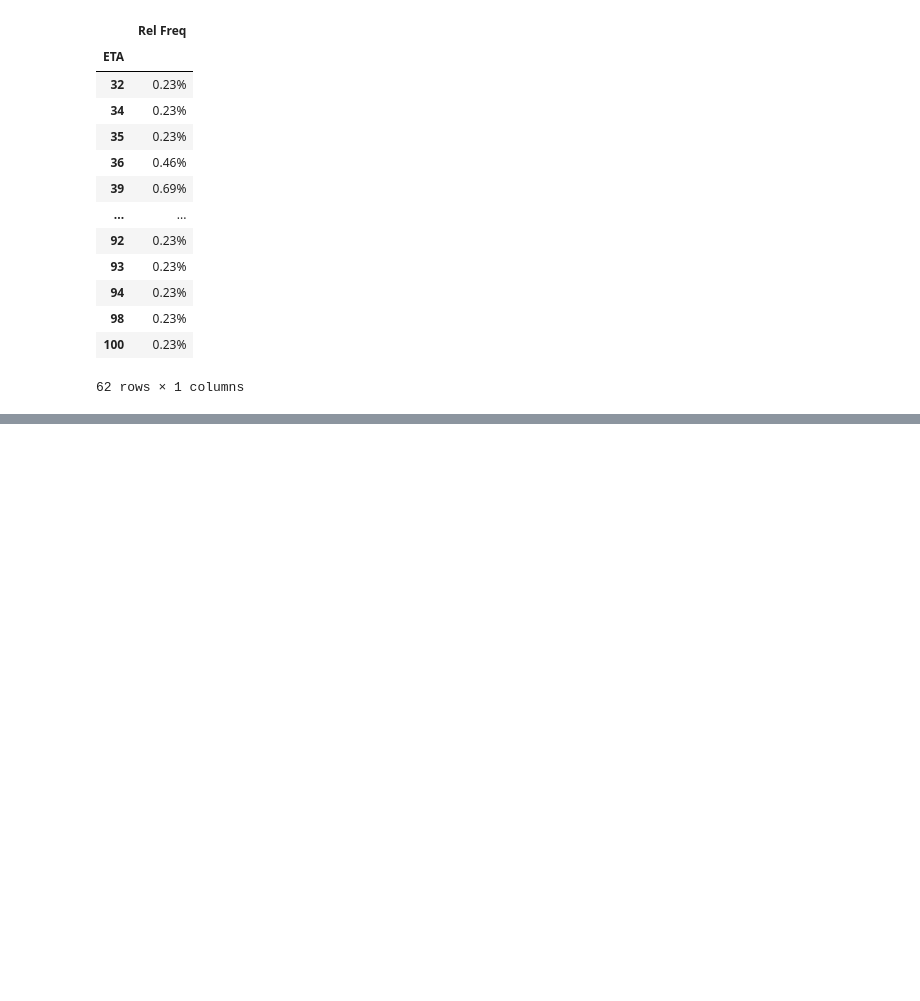
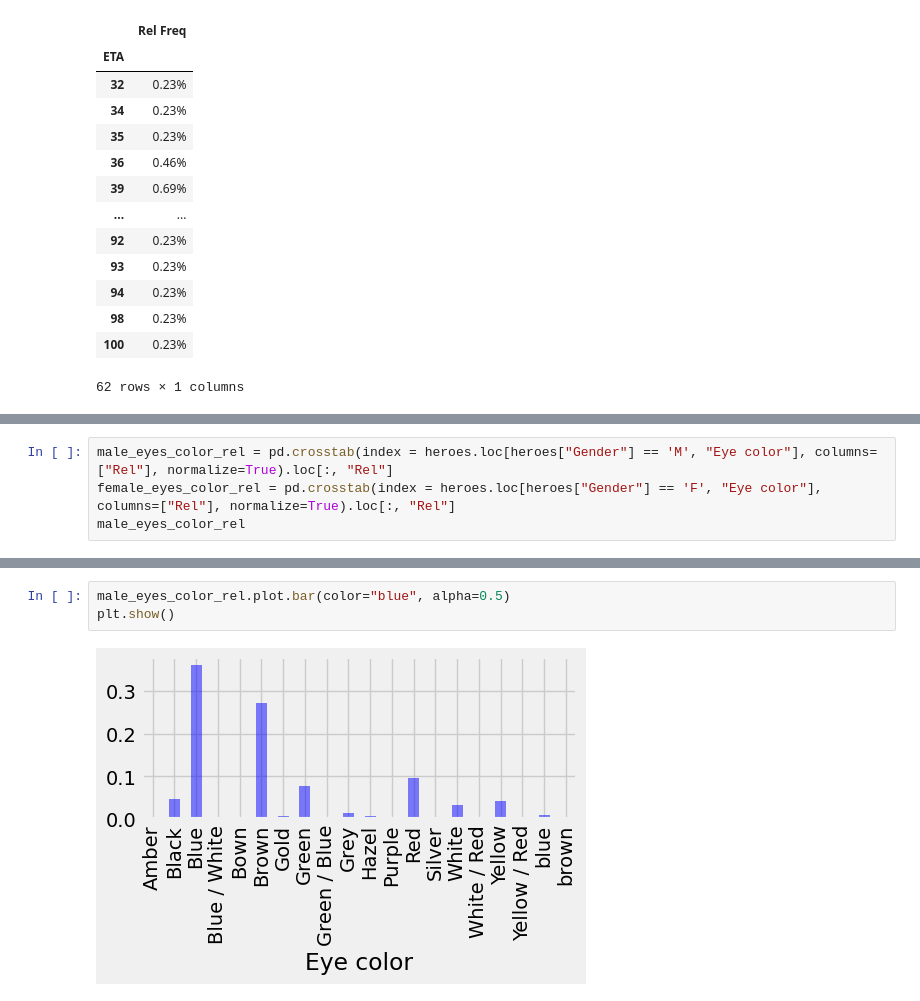
Before and after one commit to PippoZord/superhero-datascience, a Jupyter notebook: content/Esercitazioni/DatiFrequenze.ipynb, the cells around one changed output, grey strips where cells are left out. Drawn from its saved outputs; the diff is of its cells as text; blank space fills up the shorter version.

```diff
--- a/content/Esercitazioni/DatiFrequenze.ipynb
+++ b/content/Esercitazioni/DatiFrequenze.ipynb
@@ -124,0 +198,4 @@ players_rel_freq
+# %%
+male_eyes_color_rel = pd.crosstab(index = heroes.loc[heroes["Gender"] == 'M', "Eye color"], columns=["Rel"], normalize=True).loc[:, "Rel"]
+female_eyes_color_rel = pd.crosstab(index = heroes.loc[heroes["Gender"] == 'F', "Eye color"], columns=["Rel"], normalize=True).loc[:, "Rel"]
+male_eyes_color_rel
@@ -124,0 +220,5 @@ players_rel_freq
+# %%
+male_eyes_color_rel.plot.bar(color="blue", alpha=0.5)
+plt.show()
+# %% [output]
+[figure, added]
```
Also changed, not shown: parts of 14 cells of this notebook, 2 other files.
